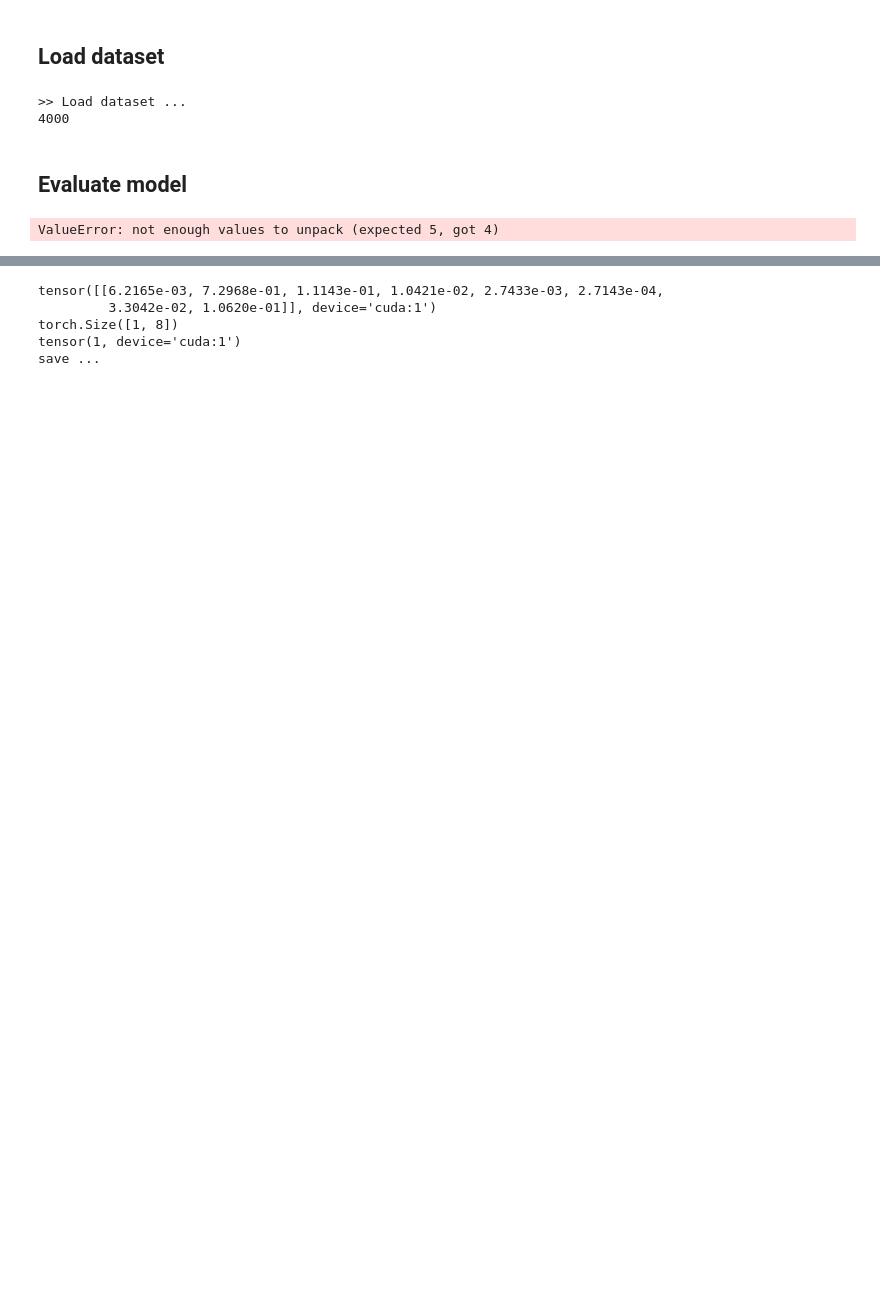
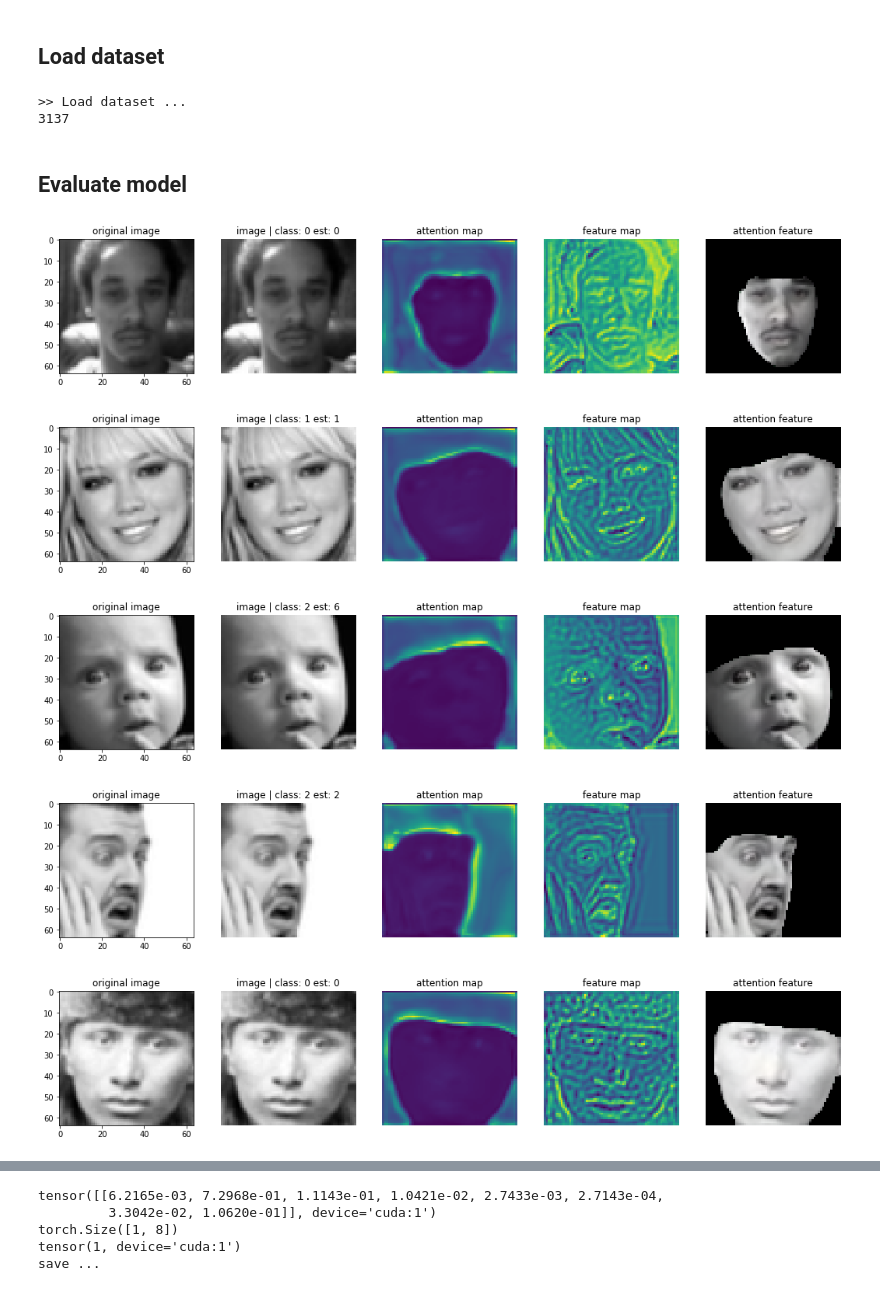
Before and after one commit to pedrodiamel/ferattention, a Jupyter notebook: books/eval_gmm.ipynb, the cells around one changed output, grey strips where cells are left out. Saved outputs shown, nothing was run; the diff lists cells and outputs as text; code cells hidden in the pictures; blank space fills up the shorter version.

```diff
--- a/books/eval_gmm.ipynb
+++ b/books/eval_gmm.ipynb
@@ -66,9 +80,9 @@ if net.load( pathmodel ) is not True:
 # %%
 # Load dataset
 print('>> Load dataset ...')
-namedataset = FactoryDataset.affect
-subset = FactoryDataset.validation
-imagesize=128
+namedataset = FactoryDataset.ferp
+subset = FactoryDataset.test
+imagesize=64
 kfold=0
 idenselect=np.arange(10)+kfold*10
 breal=True
@@ -80,15 +94,15 @@ if breal:
             pathname=pathnamedataset,
             name=namedataset,
             subset=subset,
-            idenselect=idenselect,
+            #idenselect=idenselect,
             #transform=train_transform,
             download=True
         ),
         num_channels=3,
-        #transform=get_transforms_det( imsize ),
+#         transform=get_transforms_det( imsize ),
         transform=transforms.Compose([
-                #mtrans.ToPad(h_pad=20,w_pad=20),
-                mtrans.ToResize( (imagesize, imagesize), resize_mode='square', padding_mode=cv2.BORDER_REPLICATE ),
+#                 mtrans.ToPad(h_pad=15,w_pad=15),
+                mtrans.ToResize( (imagesize, imagesize), resize_mode='square', padding_mode=cv2.BORDER_REFLECT ),
                 #mtrans.ToRandomTransform(mtrans.ToGaussianNoise( sigma=0.1 ), prob=1.0 ),
                 #mtrans.RandomCrop( (255,255), limit=50, padding_mode=cv2.BORDER_CONSTANT  ),
                 #mtrans.ToResizeUNetFoV(imsize, cv2.BORDER_REFLECT_101),
@@ -97,6 +111,7 @@ if breal:
                 #mtrans.ToMeanNormalization( mean=[0.485, 0.456, 0.406], std=[0.229, 0.224, 0.225] )
                 #mtrans.ToMeanNormalization( mean=[0.5, 0.5, 0.5], std=[0.5, 0.5, 0.5] )
                 mtrans.ToNormalization(),
+
                 ])
         )
 
@@ -126,7 +141,7 @@ print(len(dataset))
 # print( dataset.data.classes )
 # %% [output]
 >> Load dataset ...
-4000
+3137
 # %% [markdown]
 ## Evaluate model
 # %%
@@ -141,7 +156,7 @@ idx=0
 k=0
 for i in range( len(dataset) ):
 
-    idx = i + 0
+    idx = i + 20
     sample = dataset[ idx ]
 
 
@@ -181,34 +196,38 @@ for i in range( len(dataset) ):
 
 
     #if label != 6: continue
     k+=1
     if k > 5: break
 
     plt.figure( figsize=(18,8))
     plt.subplot(151)
     plt.imshow( norm(image_org) )
     plt.title('original image' )
     plt.subplot(152)
     plt.imshow( norm(image) )
     plt.title('image | class: {} est: {}'.format( label, y_lab_hat_max ) )
     plt.axis('off')
     plt.subplot(153)
     plt.imshow( (fmap))
     plt.title('attention map')
     plt.axis('off' )
     plt.subplot(154)
     plt.imshow( srf.sum(2) )
     plt.title('feature map')
     plt.axis('off' )
     plt.subplot(155)
     plt.imshow( norm(att) )
     plt.title('attention feature')
     plt.axis('off')
 
 
     plt.show()
 # %% [output]
-ValueError: not enough values to unpack (expected 5, got 4)
+[figure, added]
+[figure, added]
+[figure, added]
+[figure, added]
+[figure, added]
 # %%
 def norm(x):
     x = x-x.min()
```
Also changed, not shown: parts of 12 cells of this notebook, 19 other files.
